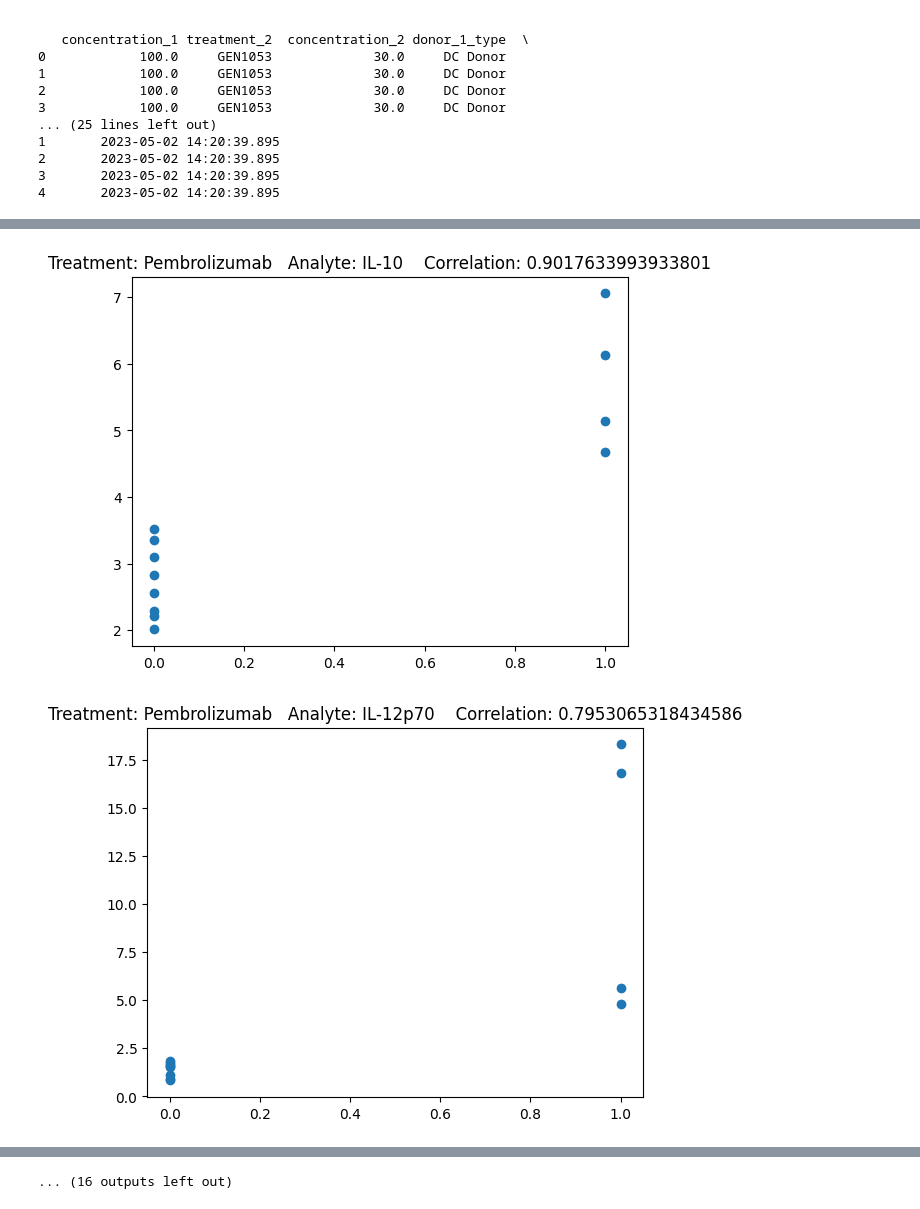
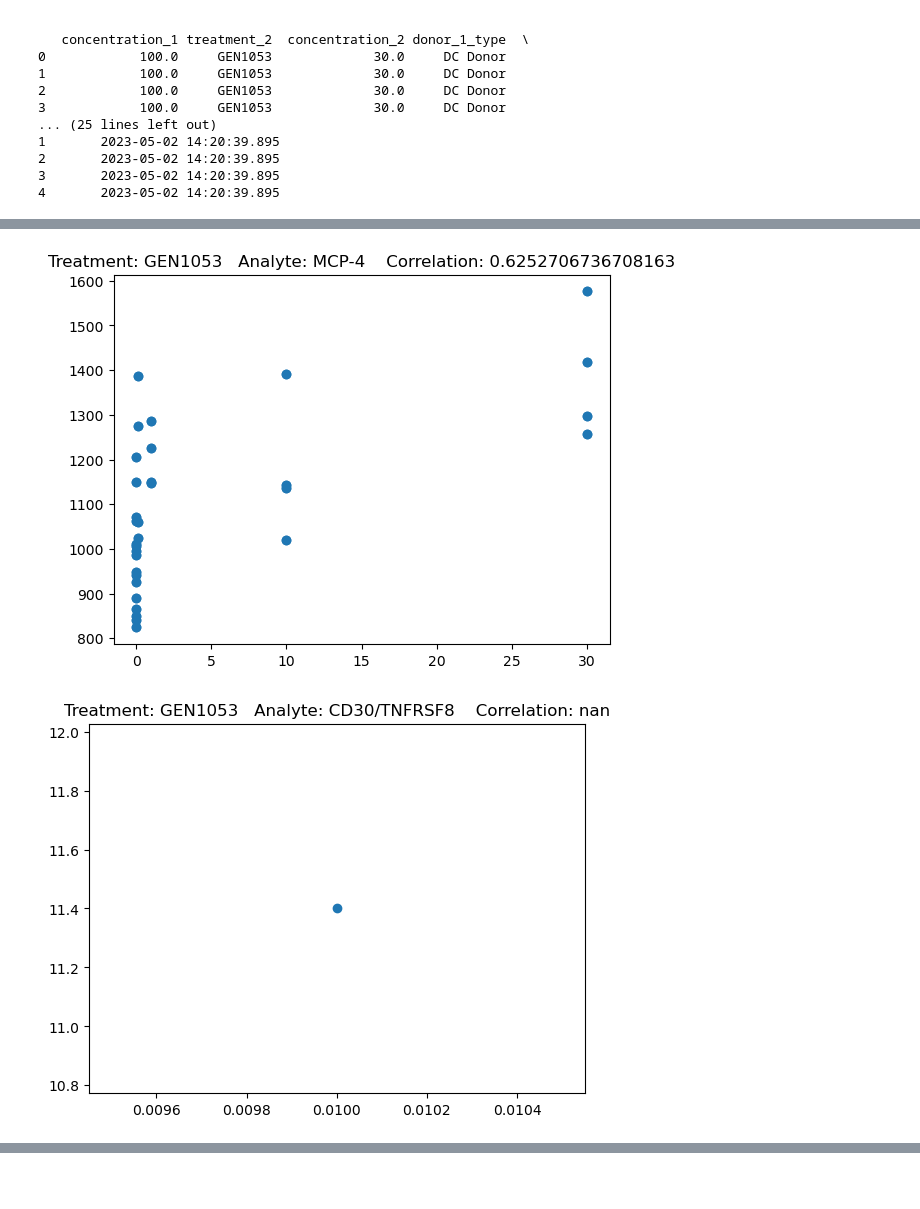
Before and after one commit to BJ1307/djc-jjy-data-project, a Jupyter notebook: EDA3.1.ipynb, the cells around one changed output, grey strips where cells are left out. Cells and saved outputs as stored; diff of their text form; code cells hidden in the pictures; blank space fills up the shorter version.

```diff
--- a/EDA3.1.ipynb
+++ b/EDA3.1.ipynb
@@ -12,7 +12,7 @@ import math
 import matplotlib
 
 # Load the data
-mlr_data = pd.read_csv('')
+mlr_data = pd.read_csv('/Users/jjy/Desktop/MLR Data/mlr_data.csv')
 
 # Display the first few rows to understand the structure
 print(mlr_data.head())
@@ -118,8 +118,8 @@ def plot_1d(treatment, analyte):
     plt.show()
 # %%
 for analyte in unique_analytes:
-    plot_1d("Pembrolizumab",analyte)
-    #plot_1d("GEN1056",analyte)
+    #plot_1d("Pembrolizumab",analyte)
+    plot_1d("GEN1053",analyte)
 # %% [output]
-[figure, old version]
+[figure, new version]
-[figure, old version]
+[figure, new version]
@@ -136,4 +130,3 @@ for analyte in unique_analytes:
-... (16 outputs left out)
 # %%
 """
 Method of computation gotten and adapted from
```
Also changed, not shown: parts of 2 cells of this notebook, 3 other files.
